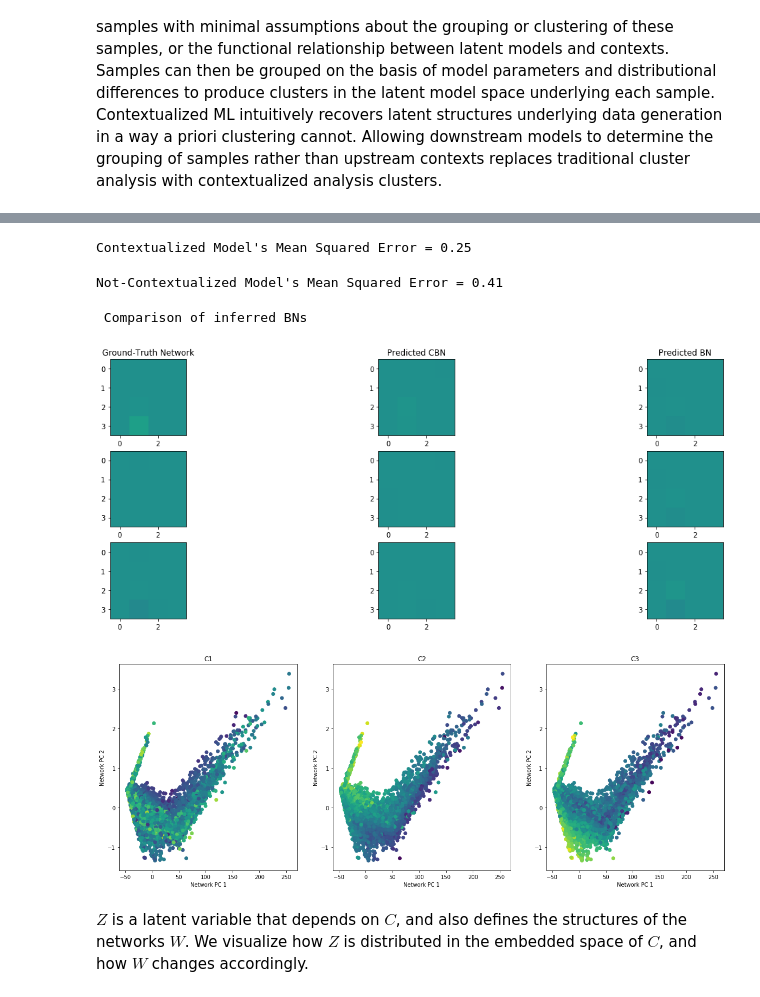
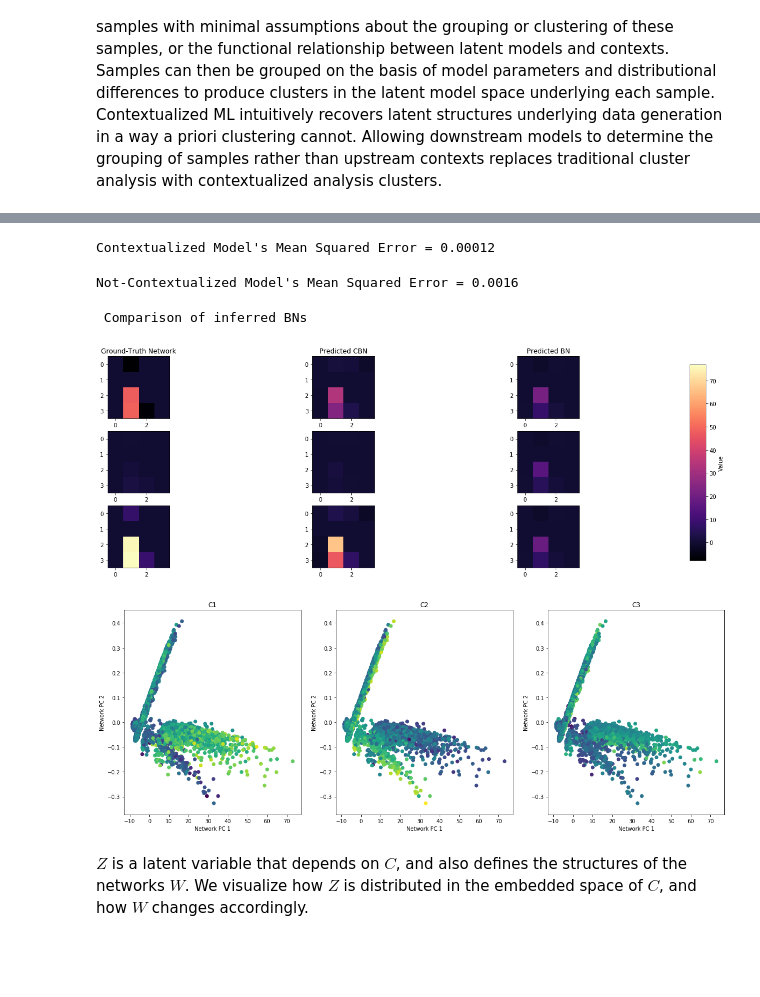
Before and after one commit to cnellington/Contextualized, a Jupyter notebook: docs/benefits_of_contextualized_ML.ipynb, the cells around one changed output, grey strips where cells are left out. Saved outputs shown, nothing was run; the diff lists cells and outputs as text; code cells hidden in the pictures; blank space fills up the shorter version.

Commit message:
Benefits of Contextualized ML

```diff
--- a/docs/benefits_of_contextualized_ML.ipynb
+++ b/docs/benefits_of_contextualized_ML.ipynb
@@ -143,3 +146,28 @@ W, X = W_X(n, Z)
+# %%
+# number of samples
+n = 10000
+# Covariates C
+C = np.random.normal(1, 1, (n, 3))
+# beta
+beta = np.array([[1.5], [-1.5], [0.5]], dtype=np.float64)
+# Latent Variable Z
+Z = np.matmul(C, beta) + 0.5
+
+# W is the adjacency matrix that defines the BN
+W = np.zeros((4, 4, n, 1)) # 4 genes and n adjacency matrices
+W[0, 1] = Z - 1
+W[2, 1] = Z**2
+W[3, 1] = Z**2 + 1
+W[3, 2] = Z
+W = np.squeeze(W)
+W = np.transpose(W, (2, 0, 1))
+# X is the gene expression
+X = np.zeros((n, 4))
+for i, w in enumerate(W):
+    x = simulate_linear_sem(w, 1, "uniform", noise_scale=0.1)[0]
+    X[i] = x
+
+#W, X = W_X(n, Z)
 # %%
 cbn = ContextualizedBayesianNetworks(
     encoder_type='mlp', num_archetypes=16,
@@ -157,17 +185,17 @@ bn.fit(const_C, X, max_epochs=10)
 # %%
 print_error(cbn, bn, C, W, n)
 # %% [output]
-Contextualized Model's Mean Squared Error = 0.25
+Contextualized Model's Mean Squared Error = 0.00012
-Not-Contextualized Model's Mean Squared Error = 0.41
+Not-Contextualized Model's Mean Squared Error = 0.0016
 # %%
-index_of_1 = np.where(C == np.min(C))[0][0]
-index_of_2 = np.where(np.isclose(C, np.mean(C), 0.09))[0][0]
-index_of_3 = np.where(C == np.max(C))[0][0]
+index_of_1 = np.where(Z == np.min(Z))[0][0]
+index_of_2 = np.where(np.isclose(Z, np.mean(Z), 0.09))[0][0]
+index_of_3 = np.where(Z == np.max(Z))[0][0]
 
-plot_adjacency_matrix(W, cbn, bn, C, index_of_1, index_of_2, index_of_3)
+plot_adjacency_matrix(W, cbn, bn, C, index_of_1, index_of_2, index_of_3, c_cs=True)
 # %% [output]
  Comparison of inferred BNs
-[figure, old version]
+[figure, new version]
 # %%
 def plot_embedding_for_all_covars(networks, covars_df):
     n = covars_df.shape[1]
@@ -183,7 +211,7 @@ predicted_contextualized_networks = cbn.predict_networks(C)
 low_dim_networks = PCA(n_components=2).fit_transform(predicted_contextualized_networks.reshape((n, -1)))
 plot_embedding_for_all_covars(low_dim_networks[:, :2], pd.DataFrame(C, columns=['C1', 'C2', 'C3']),)
 # %% [output]
-[figure, old version]
+[figure, new version]
 # %% [markdown]
 $Z$ is a latent variable that depends on $C$, and also defines the structures of the networks $W$. We visualize how $Z$ is distributed in the embedded space of $C$, and how $W$ changes accordingly.
 # %%
```
Also changed, not shown: parts of 12 cells of this notebook.
